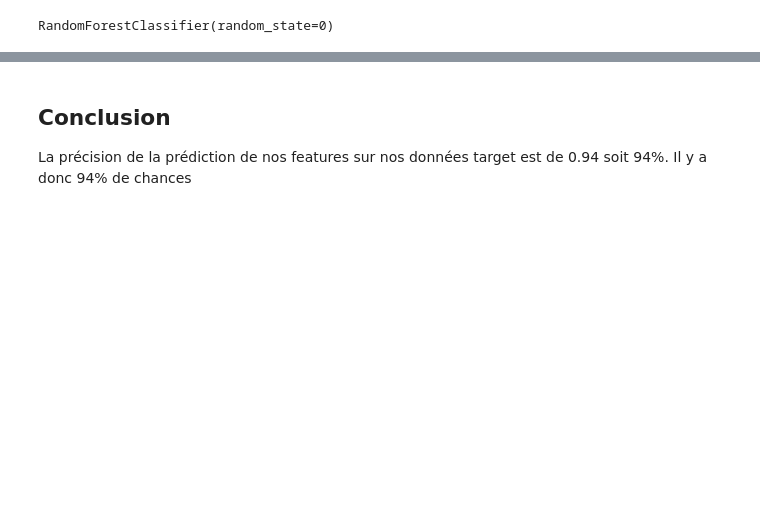
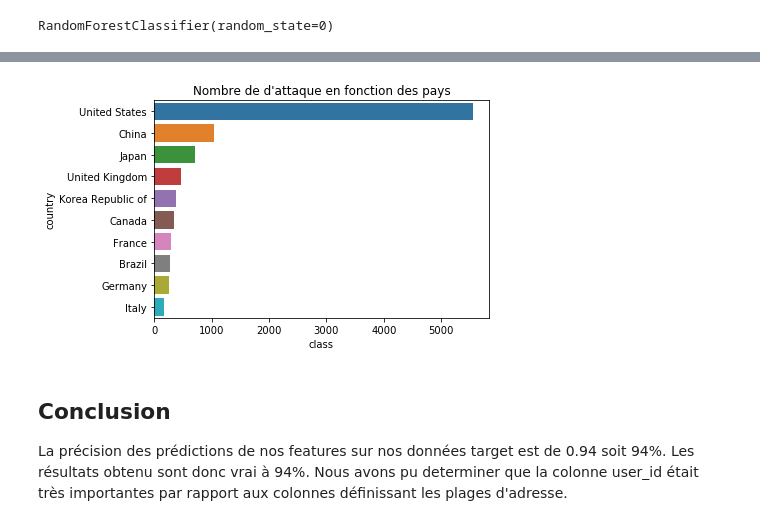
Before and after one commit to alphab2000x/python, a Jupyter notebook: Master2/Projet4/Project 4.ipynb, the cells around one changed output, grey strips where cells are left out. Cells and saved outputs as stored; diff of their text form; code cells hidden in the pictures; blank space fills up the shorter version.

Commit message:
Ajout des attaques en fonction des pays

```diff
--- a/Master2/Projet4/Project 4.ipynb
+++ b/Master2/Projet4/Project 4.ipynb
@@ -259,0 +378,11 @@ accuracy(predictions, Y_te)
+# %%
+# L'objectif est d'afficher le Nombre d'attaque en fonction des pays
+# On affichera uniquement les 10 pays les plus attaqué
+
+fd_ip_wo_class0 = fd_ip[fd_ip['class'] == 1]              # On s'interessera qu'au attaque qui on eu lieu
+country_by_class = pd.DataFrame()                         # On crée un nouveau dataframe
+country_by_class['country'] = fd_ip['country']            # On ajoute à notre dataset la colonne country
+country_by_class['class'] = fd_ip['class']                # On ajoute à notre dataset la colonne classe
+total = country_by_class.groupby(by="country",as_index=False).sum().sort_values(by='class', ascending=False) # On groupe tout nos country en en fonction de la somme de nos class par ordre décroissant
+
+total.head(10)                                            # On affiche le total
@@ -260,4 +401,10 @@ accuracy(predictions, Y_te)
+# %%
+df = total.head(10)
+
+sns.barplot(df['class'], df['country']).set_title("Nombre de d'attaque en fonction des pays");
+# %% [output]
+[figure, added]
 # %% [markdown]
 ## Conclusion
 
-La précision de la prédiction de nos features sur nos données target est de 0.94 soit 94%. Il y a donc 94% de chances
+La précision des prédictions de nos features sur nos données target est de 0.94 soit 94%. Les résultats obtenu sont donc vrai à 94%. Nous avons pu determiner que la colonne user_id était très importantes par rapport aux colonnes définissant les plages d'adresse.
```
Also changed, not shown: parts of 27 cells of this notebook, 1 other file.
